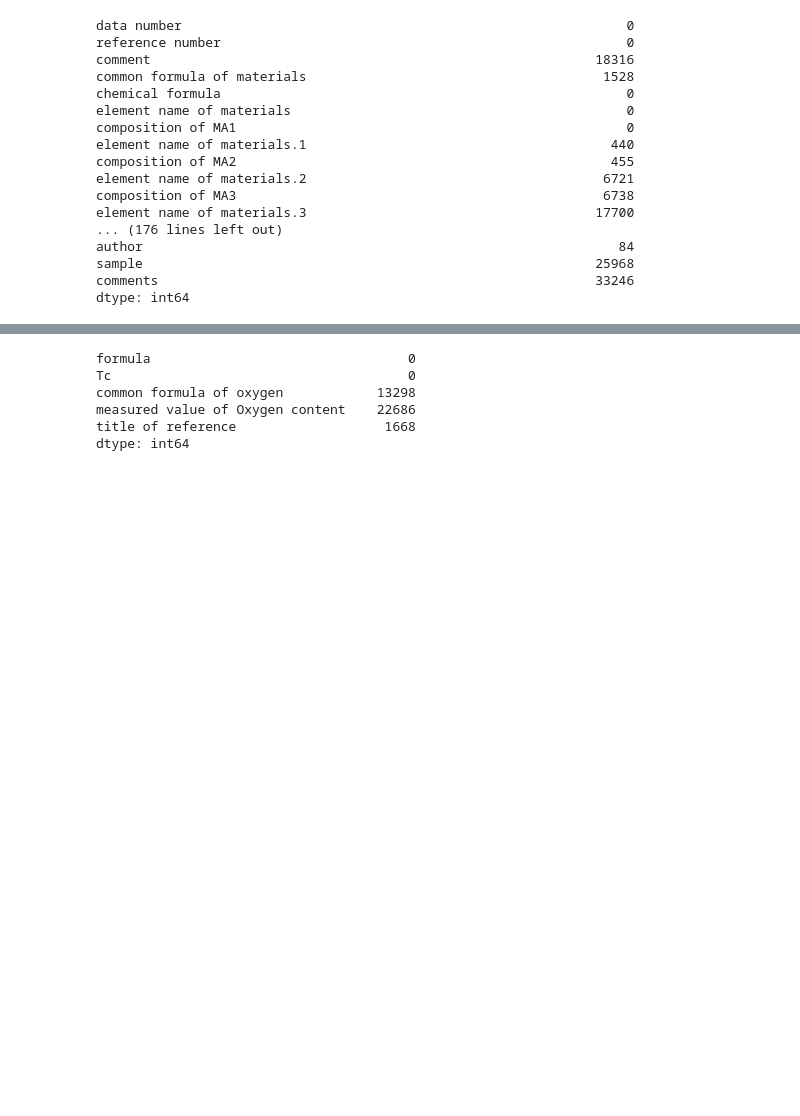
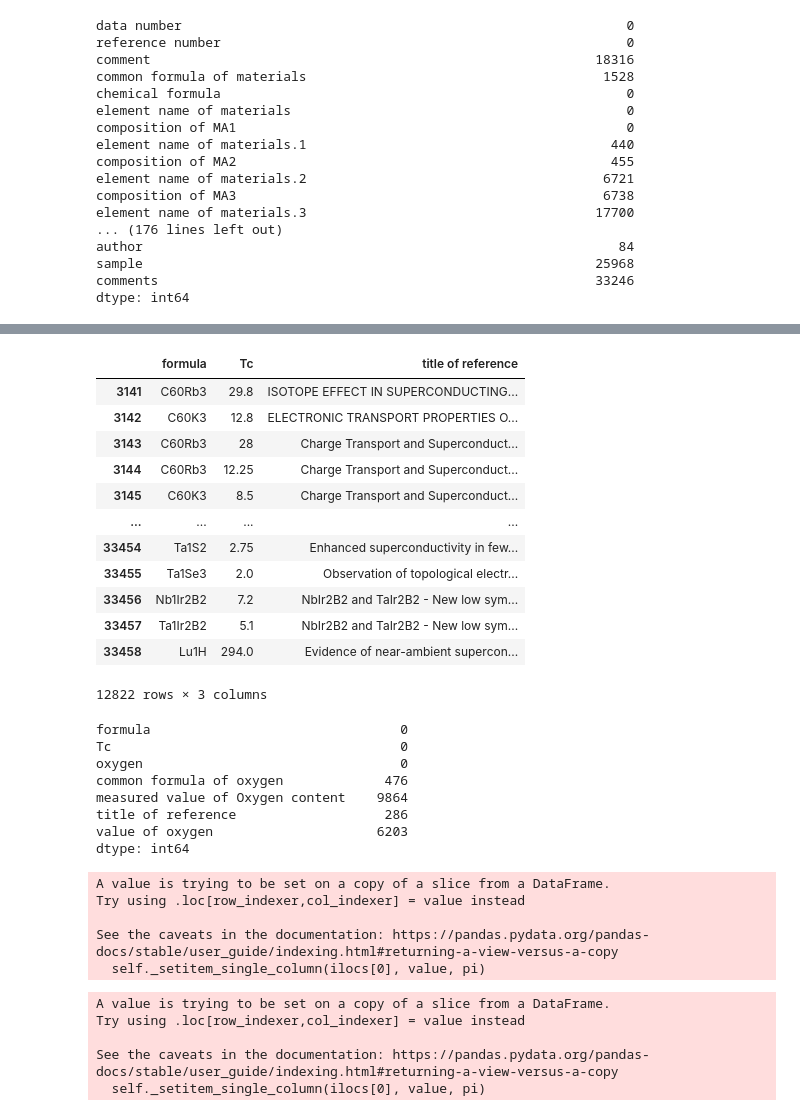
Before and after one commit to 056wagomu/mat2vec_codespace, a Jupyter notebook: main_code/crabnet_supercon_test.ipynb, the cells around one changed output, grey strips where cells are left out. Drawn from its saved outputs; the diff is of its cells as text; code cells hidden in the pictures; blank space fills up the shorter version.

```diff
--- a/main_code/crabnet_supercon_test.ipynb
+++ b/main_code/crabnet_supercon_test.ipynb
@@ -50,10 +73,31 @@ display(crab_input_data)
+# %%
+NonOxide_SC_data = crab_input_data[crab_input_data["oxygen"].isna()].drop(columns=["oxygen", "common formula of oxygen", "measured value of Oxygen content"])
+Oxide_SC_data = crab_input_data[crab_input_data["oxygen"].notna()]
+# %%
+display(NonOxide_SC_data)
+# %% [output]
+|  | formula | Tc | title of reference |
+| 3141 | C60Rb3 | 29.8 | ISOTOPE EFFECT IN SUPERCONDUCTING... |
+| 3142 | C60K3 | 12.8 | ELECTRONIC TRANSPORT PROPERTIES O... |
+| 3143 | C60Rb3 | 28 | Charge Transport and Superconduct... |
+| 3144 | C60Rb3 | 12.25 | Charge Transport and Superconduct... |
+| 3145 | C60K3 | 8.5 | Charge Transport and Superconduct... |
+| ... | ... | ... | ... |
+| 33454 | Ta1S2 | 2.75 | Enhanced superconductivity in few... |
+| 33455 | Ta1Se3 | 2.0 | Observation of topological electr... |
+| 33456 | Nb1Ir2B2 | 7.2 | NbIr2B2 and TaIr2B2 - New low sym... |
+| 33457 | Ta1Ir2B2 | 5.1 | NbIr2B2 and TaIr2B2 - New low sym... |
+| 33458 | Lu1H | 294.0 | Evidence of near-ambient supercon... |
+12822 rows × 3 columns
 # %%
-missing_values = crab_input_data.isnull().sum()
+missing_values = Oxide_SC_data.isnull().sum()
 print(missing_values)
 # %% [output]
-formula                                 0
-Tc                                      0
-common formula of oxygen            13298
-measured value of Oxygen content    22686
-title of reference                   1668
+formula                                0
+Tc                                     0
+oxygen                                 0
+common formula of oxygen             476
+measured value of Oxygen content    9864
+title of reference                   286
+value of oxygen                     6203
 dtype: int64
@@ -61,0 +104,20 @@ dtype: int64
+# %%
+#measured valueがある場合
+measured_value_of_Oxygen_index = Oxide_SC_data.loc[:, "measured value of Oxygen content"].notna()
+Oxide_SC_data.loc[measured_value_of_Oxygen_index, "value of oxygen"] = Oxide_SC_data.loc[measured_value_of_Oxygen_index, "measured value of Oxygen content"]
+# %% [output]
+A value is trying to be set on a copy of a slice from a DataFrame.
+Try using .loc[row_indexer,col_indexer] = value instead
+
+See the caveats in the documentation: https://pandas.pydata.org/pandas-docs/stable/user_guide/indexing.html#returning-a-view-versus-a-copy
+  self._setitem_single_column(ilocs[0], value, pi)
+# %%
+#measured valueがないがcommon formulaに数字がある場合
+common_value_of_Oxygen_index = Oxide_SC_data.loc[:, "measured value of Oxygen content"].isna() & Oxide_SC_data.loc[:, "common formula of oxygen"].str.isdigit()
+Oxide_SC_data.loc[common_value_of_Oxygen_index, "value of oxygen"] = Oxide_SC_data.loc[common_value_of_Oxygen_index, "common formula of oxygen"]
+# %% [output]
+A value is trying to be set on a copy of a slice from a DataFrame.
+Try using .loc[row_indexer,col_indexer] = value instead
+
+See the caveats in the documentation: https://pandas.pydata.org/pandas-docs/stable/user_guide/indexing.html#returning-a-view-versus-a-copy
+  self._setitem_single_column(ilocs[0], value, pi)
```
Also changed, not shown: parts of 12 cells of this notebook.
